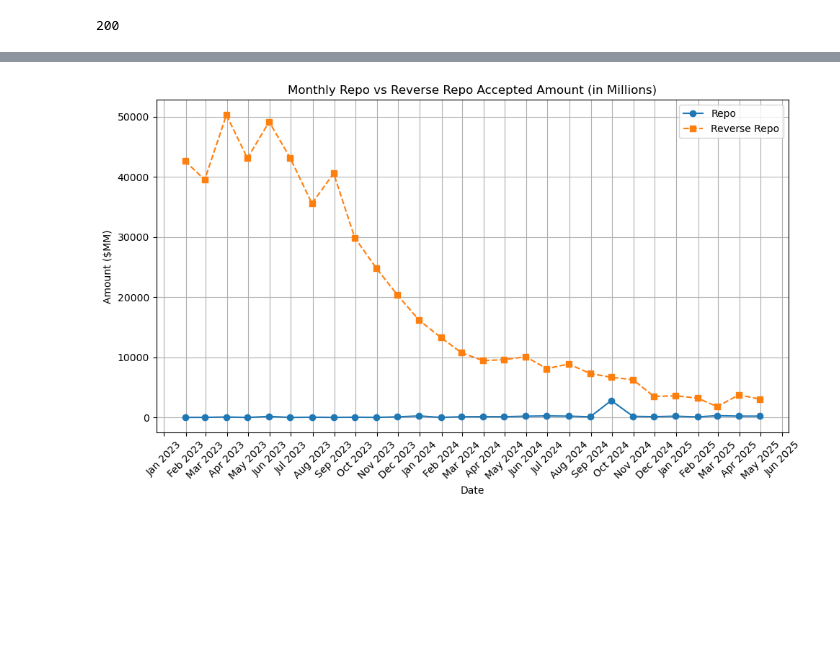
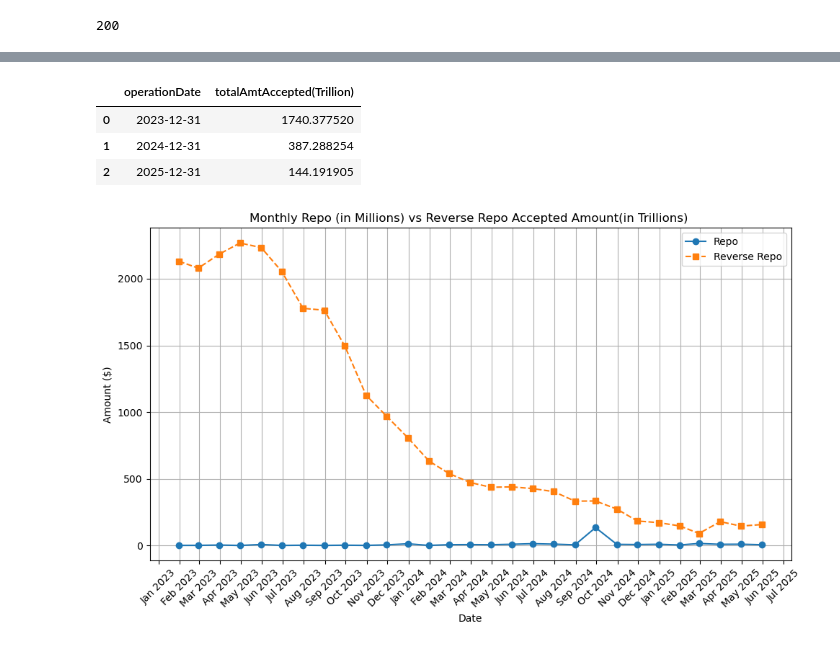
Before and after one commit to wiseorcool/repo-market-data, a Jupyter notebook: Repo_Market_Data.ipynb, the cells around one changed output, grey strips where cells are left out. Saved outputs shown, nothing was run; the diff lists cells and outputs as text; code cells hidden in the pictures; blank space fills up the shorter version.

```diff
--- a/Repo_Market_Data.ipynb
+++ b/Repo_Market_Data.ipynb
@@ -220,10 +213,5 @@ Reverse_Repo_weekly_df = Reverse_Repo_weekly_df.reset_index()
 Reverse_Repo_monthly_df = Reverse_Repo_monthly_df.reset_index()
-# %%
-Reverse_Repo_monthly_df['totalAmtAccepted'] = (Reverse_Repo_monthly_df['totalAmtAccepted']/1e9).round(2)
-# %%
-Repo_monthly_df['totalAmtAccepted'] = (Repo_monthly_df['totalAmtAccepted']/1e6).round(2)
 # %%
-Repo_monthly_df.rename(columns={'totalAmtAccepted':'totalAmtAccepted(Million)'},inplace=True)
-Repo_monthly_df
+Repo_monthly_df.head(12)
 # %% [output]
 |  | operationDate | totalAmtAccepted(Million) |
@@ -246,3 +229,0 @@ Repo_monthly_df
-# %%
-Reverse_Repo_monthly_df.rename(columns={'totalAmtAccepted':'totalAmtAccepted(Billion)'},inplace=True)
-Reverse_Repo_monthly_df
@@ -307,3 +253,10 @@ Reverse_Repo_monthly_df
+# %%
+Reverse_Repo_yearly_df.head()
+# %% [output]
+|  | operationDate | totalAmtAccepted(Trillion) |
+| 0 | 2023-12-31 | 1740.377520 |
+| 1 | 2024-12-31 | 387.288254 |
+| 2 | 2025-12-31 | 144.191905 |
 # %%
 import matplotlib.pyplot as plt
 import matplotlib.dates as mdates
@@ -311,38 +264,38 @@ import matplotlib.dates as mdates
 # Plot both Repo and Reverse Repo
 plt.figure(figsize=(10, 6))
 
 # Plot Repo
 plt.plot(
     Repo_monthly_df['operationDate'],
     Repo_monthly_df['totalAmtAccepted(Million)'],
     marker='o',
     label='Repo'
 )
 
 # Plot Reverse Repo
 plt.plot(
     Reverse_Repo_monthly_df['operationDate'],
-    Reverse_Repo_monthly_df['totalAmtAccepted(Billion)'],
+    Reverse_Repo_monthly_df['totalAmtAccepted(Trillion)'],
     marker='s',
     linestyle='--',
     label='Reverse Repo'
 )
 
 # Format x-axis to show fewer ticks (e.g., every 2nd month)
 ax = plt.gca()
-ax.xaxis.set_major_locator(mdates.MonthLocator(interval=1))  # every 2 months
+ax.xaxis.set_major_locator(mdates.MonthLocator(interval=1))  # every 1 months
 ax.xaxis.set_major_formatter(mdates.DateFormatter('%b %Y'))
 
-plt.title('Monthly Repo vs Reverse Repo Accepted Amount (in Millions)')
+plt.title('Monthly Repo (in Millions) vs Reverse Repo Accepted Amount(in Trillions) ')
 plt.xlabel('Date')
-plt.ylabel('Amount ($MM)')
+plt.ylabel('Amount ($)')
 plt.legend()
 plt.grid(True)
 plt.xticks(rotation=45)
 plt.tight_layout()
 plt.show()
 # %% [output]
-[figure, old version]
+[figure, new version]
 # %%
 Repo_monthly_df
 # %% [output]
```
Also changed, not shown: parts of 23 cells of this notebook.
